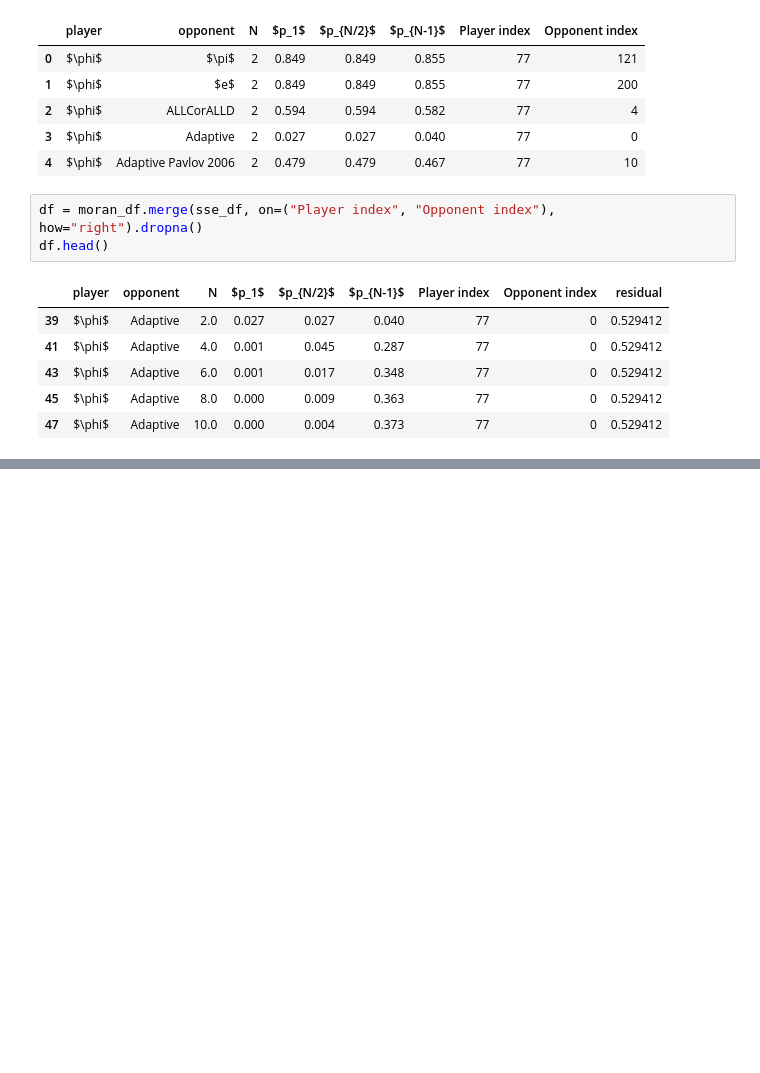
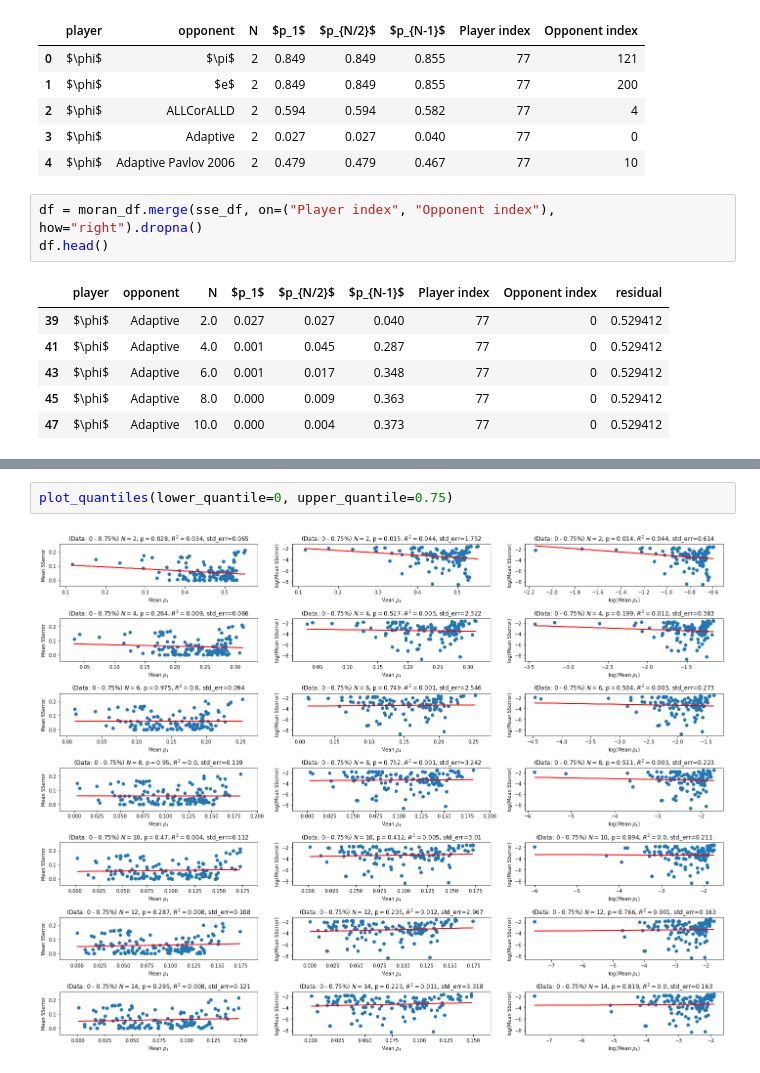
Before and after one commit to drvinceknight/testing_for_ZD, a Jupyter notebook: assets/img/comparing-fixation-to-sse/main.ipynb, the cells around one changed output, grey strips where cells are left out. Saved outputs shown, nothing was run; the diff lists cells and outputs as text; blank space fills up the shorter version.

```diff
--- a/assets/img/comparing-fixation-to-sse/main.ipynb
+++ b/assets/img/comparing-fixation-to-sse/main.ipynb
@@ -132,0 +192,4 @@ fig.tight_layout()
+# %%
+plot_quantiles(lower_quantile=0, upper_quantile=0.75)
+# %% [output]
+[figure, added]
```
Also changed, not shown: parts of 7 cells of this notebook.
